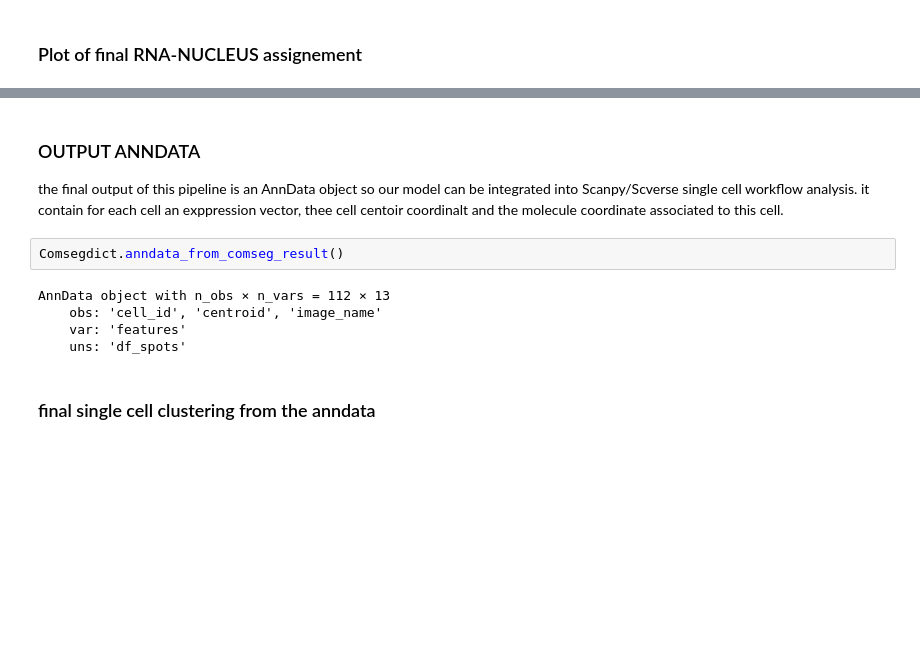
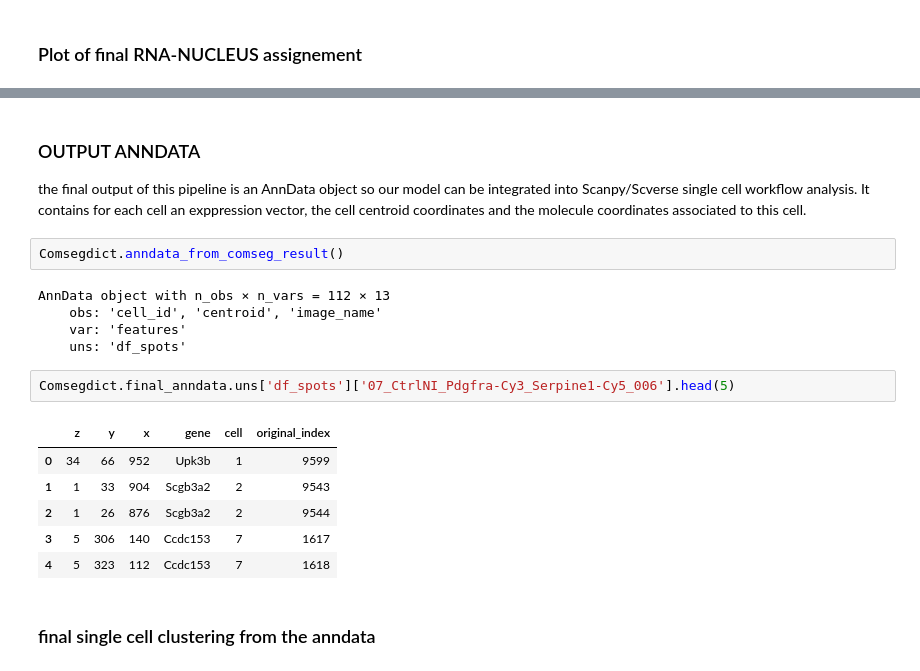
Before and after one commit to fish-quant/ComSeg, a Jupyter notebook: docs/source/userguide/tutorial_0.ipynb, the cells around one changed output, grey strips where cells are left out. Saved outputs shown, nothing was run; the diff lists cells and outputs as text; blank space fills up the shorter version.

```diff
--- a/docs/source/userguide/tutorial_0.ipynb
+++ b/docs/source/userguide/tutorial_0.ipynb
@@ -314,7 +331,7 @@ plot.plot_result(G=G,
 ### OUTPUT ANNDATA
 
 the final output of this pipeline is an AnnData object so our model can be integrated into Scanpy/Scverse single cell workflow analysis.
-it contain for each cell an exppression vector, thee cell centoir coordinalt and the molecule coordinate associated to this cell.
+It contains for each cell an exppression vector, the cell centroid coordinates and the molecule coordinates associated to this cell.
 # %%
 Comsegdict.anndata_from_comseg_result()
 # %% [output]
@@ -322,6 +339,15 @@ AnnData object with n_obs × n_vars = 112 × 13
     obs: 'cell_id', 'centroid', 'image_name'
     var: 'features'
     uns: 'df_spots'
+# %%
+Comsegdict.final_anndata.uns['df_spots']['07_CtrlNI_Pdgfra-Cy3_Serpine1-Cy5_006'].head(5)
+# %% [output]
+|  | z | y | x | gene | cell | original_index |
+| 0 | 34 | 66 | 952 | Upk3b | 1 | 9599 |
+| 1 | 1 | 33 | 904 | Scgb3a2 | 2 | 9543 |
+| 2 | 1 | 26 | 876 | Scgb3a2 | 2 | 9544 |
+| 3 | 5 | 306 | 140 | Ccdc153 | 7 | 1617 |
+| 4 | 5 | 323 | 112 | Ccdc153 | 7 | 1618 |
 # %% [markdown]
 ### final single cell clustering from the anndata
 # %%
```
Also changed, not shown: parts of 15 cells of this notebook, 2 other files.
